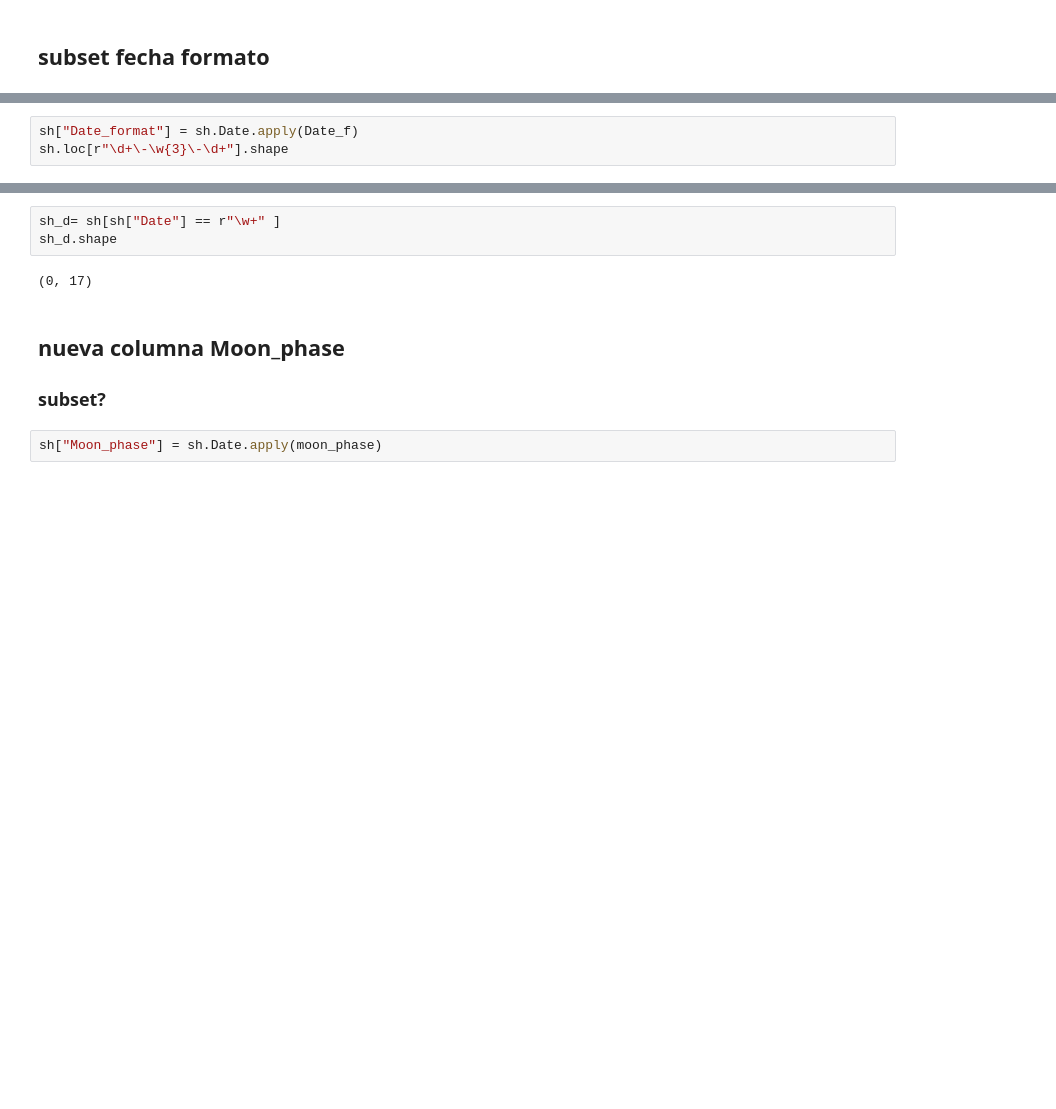
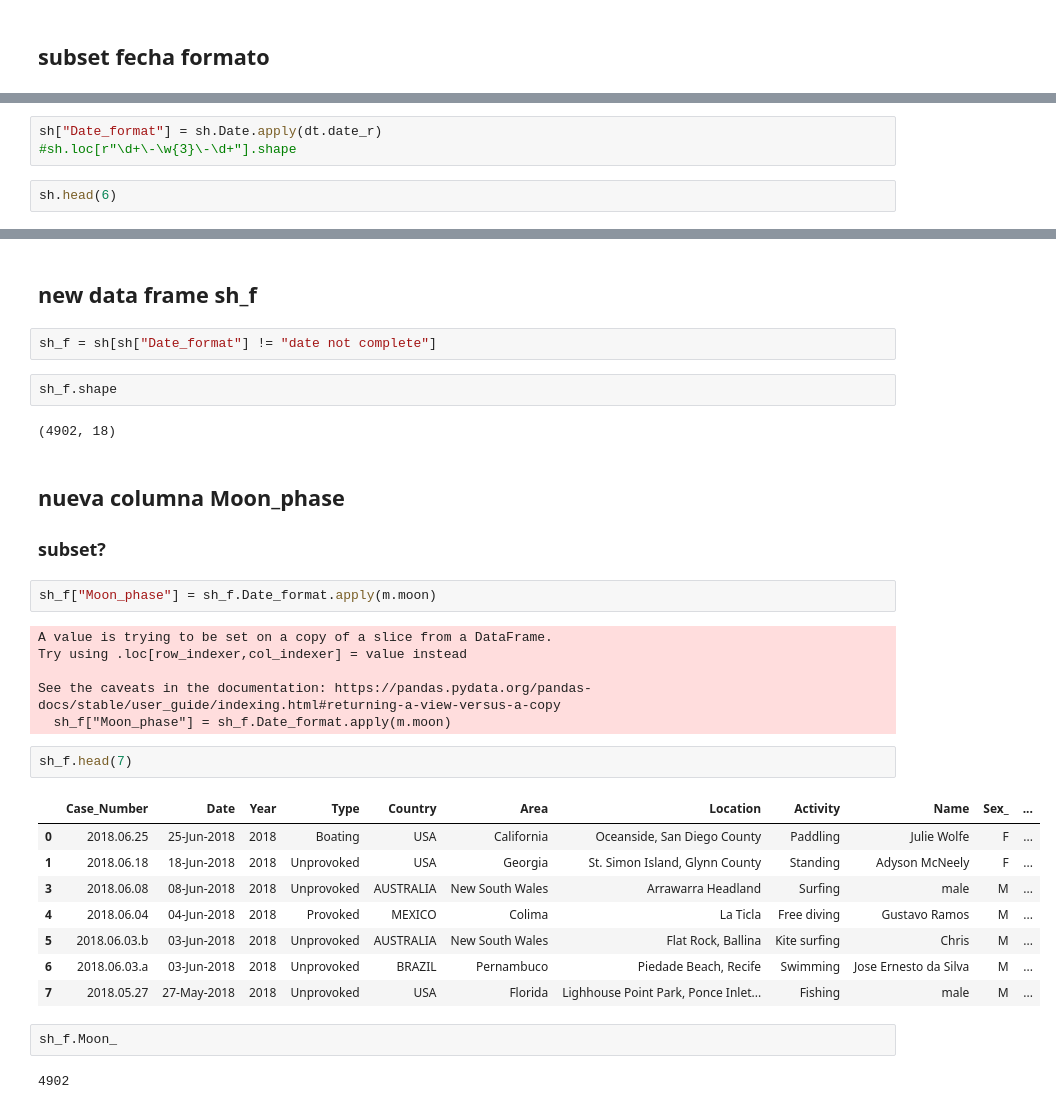
Before and after one commit to jalex141/Shark-tank, a Jupyter notebook: principal.ipynb, the cells around one changed output, grey strips where cells are left out. Saved outputs shown, nothing was run; the diff lists cells and outputs as text; blank space fills up the shorter version.

```diff
--- a/principal.ipynb
+++ b/principal.ipynb
@@ -180,4 +162,6 @@ ModuleNotFoundError: No module named 'src.date_f'
+# %%
+sh["Date_format"] = sh.Date.apply(dt.date_r)
+#sh.loc[r"\d+\-\w{3}\-\d+"].shape
 # %%
-sh["Date_format"] = sh.Date.apply(Date_f)
-sh.loc[r"\d+\-\w{3}\-\d+"].shape
+sh.head(6)
 # %% [output]
@@ -185,10 +175,34 @@ KeyError: '\\d+\\-\\w{3}\\-\\d+'
+# %% [markdown]
+## new data frame sh_f
 # %%
-sh_d= sh[sh["Date"] == r"\w+" ]
-sh_d.shape
+sh_f = sh[sh["Date_format"] != "date not complete"]
-# %% [output]
-(0, 17)
+# %%
+sh_f.shape
+# %% [output]
+(4902, 18)
 # %% [markdown]
 ## nueva columna Moon_phase
 ### subset?
 # %%
-sh["Moon_phase"] = sh.Date.apply(moon_phase)
+sh_f["Moon_phase"] = sh_f.Date_format.apply(m.moon)
+# %% [output]
+A value is trying to be set on a copy of a slice from a DataFrame.
+Try using .loc[row_indexer,col_indexer] = value instead
+
+See the caveats in the documentation: https://pandas.pydata.org/pandas-docs/stable/user_guide/indexing.html#returning-a-view-versus-a-copy
+  sh_f["Moon_phase"] = sh_f.Date_format.apply(m.moon)
+# %%
+sh_f.head(7)
+# %% [output]
+|  | Case_Number | Date | Year | Type | Country | Area | Location | Activity | Name | Sex_ | ... |
+| 0 | 2018.06.25 | 25-Jun-2018 | 2018 | Boating | USA | California | Oceanside, San Diego County | Paddling | Julie Wolfe | F | ... |
+| 1 | 2018.06.18 | 18-Jun-2018 | 2018 | Unprovoked | USA | Georgia | St. Simon Island, Glynn County | Standing | Adyson McNeely | F | ... |
+| 3 | 2018.06.08 | 08-Jun-2018 | 2018 | Unprovoked | AUSTRALIA | New South Wales | Arrawarra Headland | Surfing | male | M | ... |
+| 4 | 2018.06.04 | 04-Jun-2018 | 2018 | Provoked | MEXICO | Colima | La Ticla | Free diving | Gustavo Ramos | M | ... |
+| 5 | 2018.06.03.b | 03-Jun-2018 | 2018 | Unprovoked | AUSTRALIA | New South Wales | Flat Rock, Ballina | Kite surfing | Chris | M | ... |
+| 6 | 2018.06.03.a | 03-Jun-2018 | 2018 | Unprovoked | BRAZIL | Pernambuco | Piedade Beach, Recife | Swimming | Jose Ernesto da Silva | M | ... |
+| 7 | 2018.05.27 | 27-May-2018 | 2018 | Unprovoked | USA | Florida | Lighhouse Point Park, Ponce Inlet... | Fishing | male | M | ... |
+# %%
+sh_f.Moon_
+# %% [output]
+4902
```
Also changed, not shown: parts of 11 cells of this notebook, 2 other files.
